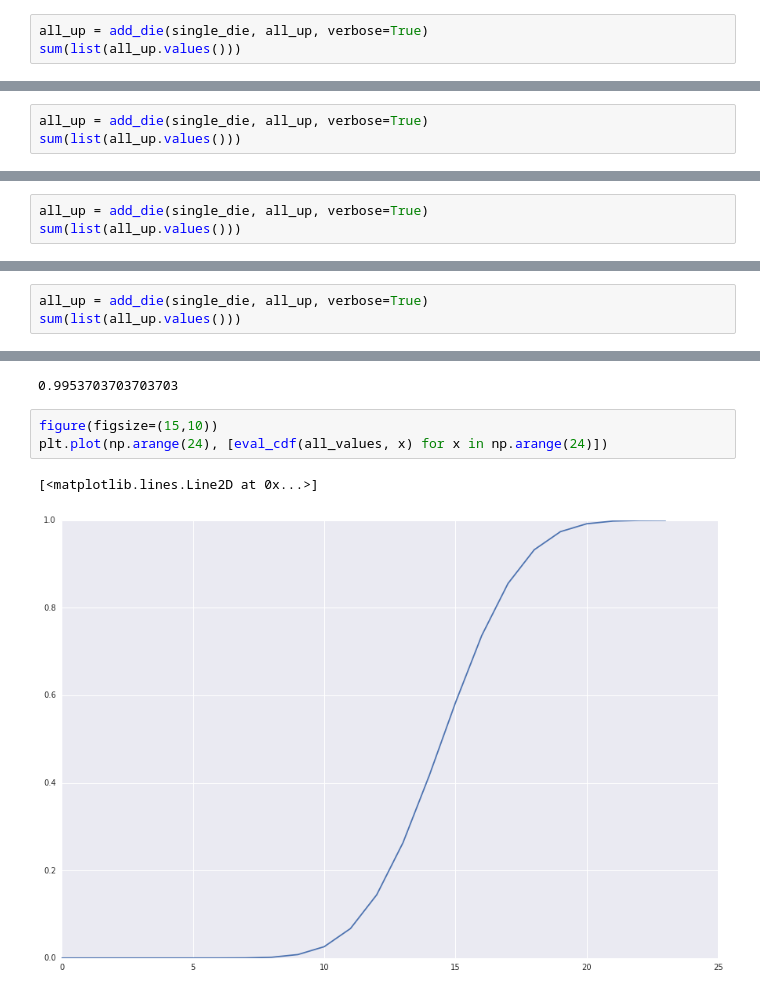
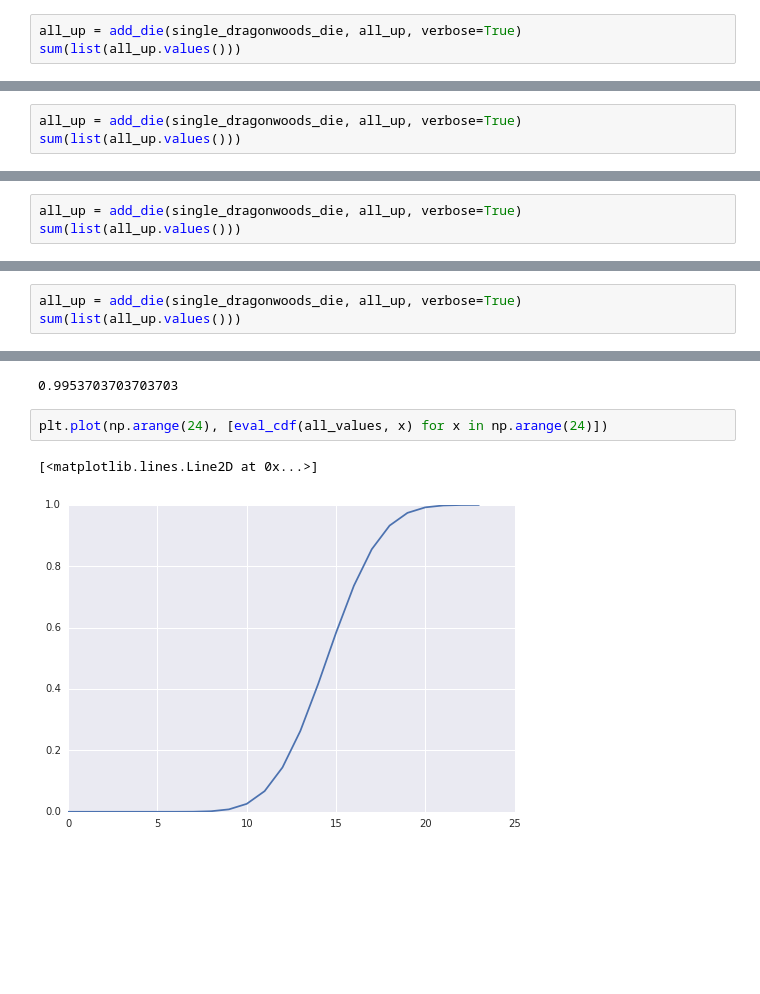
Before and after one commit to aenfield/random, a Jupyter notebook: DiceFrequency.ipynb, the cells around one changed output, grey strips where cells are left out. Cells and saved outputs as stored; diff of their text form; blank space fills up the shorter version.

```diff
--- a/DiceFrequency.ipynb
+++ b/DiceFrequency.ipynb
@@ -45,7 +46,7 @@ sum(list(all_up.values()))
 {2: 1, 3: 4, 4: 8, 5: 10, 6: 8, 7: 4, 8: 1}
 36
 # %%
-all_up = add_die(single_die, all_up, verbose=True)
+all_up = add_die(single_dragonwoods_die, all_up, verbose=True)
 sum(list(all_up.values()))
 # %% [output]
 {3: 1}
@@ -67,7 +68,7 @@ sum(list(all_up.values()))
 {3: 1, 4: 6, 5: 18, 6: 35, 7: 48, 8: 48, 9: 35, 10: 18, 11: 6, 12: 1}
 216
 # %%
-all_up = add_die(single_die, all_up, verbose=True)
+all_up = add_die(single_dragonwoods_die, all_up, verbose=True)
 sum(list(all_up.values()))
 # %% [output]
 {4: 1}
@@ -89,7 +90,7 @@ sum(list(all_up.values()))
 {4: 1, 5: 8, 6: 32, 7: 84, 8: 160, 9: 232, 10: 262, 11: 232, 12: 160, 13: 84, 14: 32, 15: 8, 16: 1}
 1296
 # %%
-all_up = add_die(single_die, all_up, verbose=True)
+all_up = add_die(single_dragonwoods_die, all_up, verbose=True)
 sum(list(all_up.values()))
 # %% [output]
 {5: 1}
@@ -111,7 +112,7 @@ sum(list(all_up.values()))
 {5: 1, 6: 10, 7: 50, 8: 165, 9: 400, 10: 752, 11: 1130, 12: 1380, 13: 1380, 14: 1130, 15: 752, 16: 400, 17: 165, 18: 50, 19: 10, 20: 1}
 7776
 # %%
-all_up = add_die(single_die, all_up, verbose=True)
+all_up = add_die(single_dragonwoods_die, all_up, verbose=True)
 sum(list(all_up.values()))
 # %% [output]
 {6: 1}
@@ -175,8 +176,7 @@ eval_cdf(all_values, 11)
 # %% [output]
 0.9953703703703703
 # %%
-figure(figsize=(15,10))
 plt.plot(np.arange(24), [eval_cdf(all_values, x) for x in np.arange(24)])
 # %% [output]
 [<matplotlib.lines.Line2D at 0x...>]
-[figure, old version]
+[figure, new version]
```
Also changed, not shown: parts of 13 cells of this notebook.
